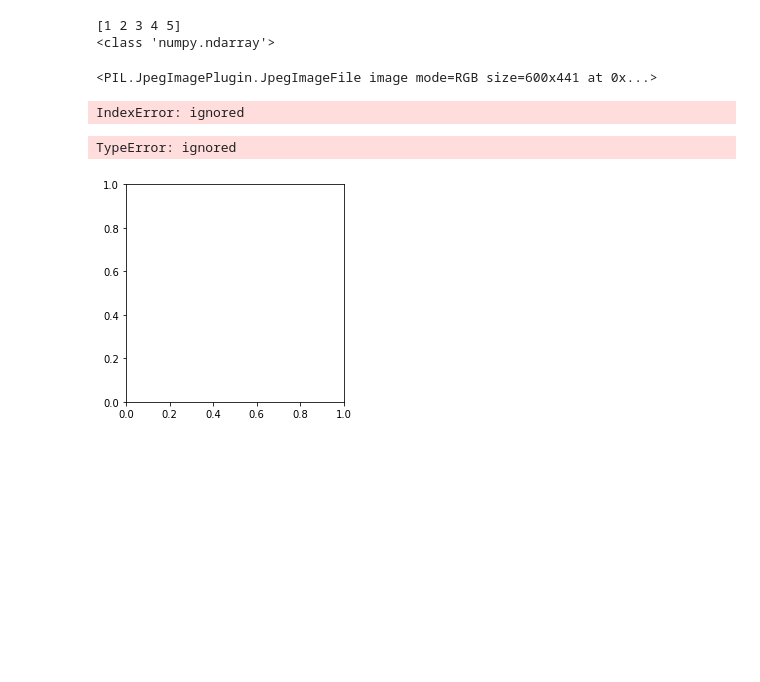
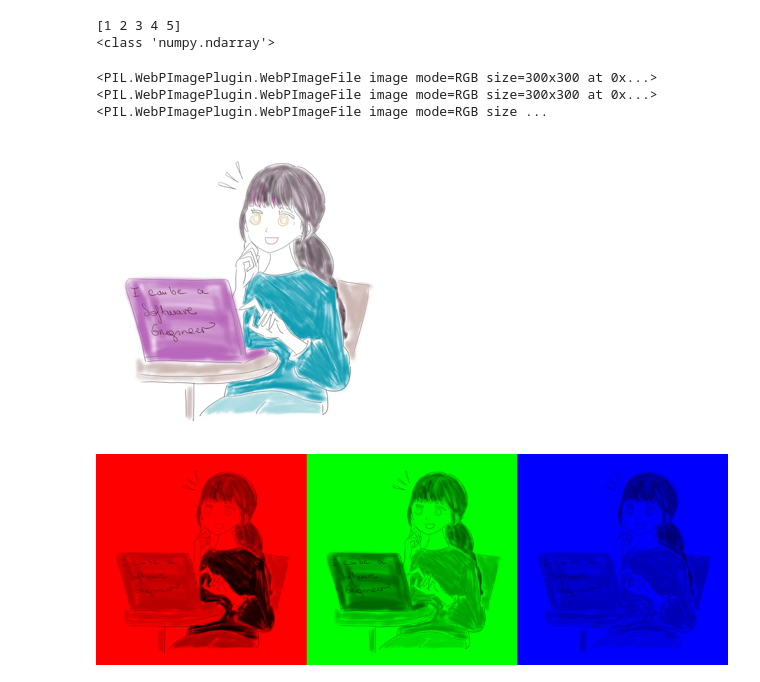
Before and after one commit to teddy-teem/ImageProcessing, a Jupyter notebook: numpyBasic.ipynb, the cells around one changed output. Cells and saved outputs as stored; diff of their text form; code cells hidden in the pictures; blank space fills up the shorter version.

```diff
--- a/numpyBasic.ipynb
+++ b/numpyBasic.ipynb
@@ -15,31 +15,29 @@ print(type(arr))
 # %%
 from PIL import Image
 import numpy as np
 
-image = Image.open('./color.jpg');
-# image.thumbnail ((300, 300))
+image = Image.open('./smile.webp');
+image.save("./smile.jpg")
+image.thumbnail ((300, 300))
 im = np.array(image)
-print(image)
+print(image, image, image)
 im_R = im.copy()
 im_R[:, :, (1, 2)] = 0
 # print(im_R)
 im_G = im.copy()
 im_G[:, :, (0, 2)] = 0
 # print(im_G)
 im_B = im.copy()
 im_B[:, :, (0, 1)] = 0
-for i in im:
-  for j in i:
-    for k in j:
-        im[i][j][k]=250
 
 im_RGB = np.concatenate((im_R, im_G, im_B), axis=1)
 
 pil_img = Image.fromarray(im_RGB)
 display(Image.fromarray(im))
 display(pil_img)
 # %% [output]
-<PIL.JpegImagePlugin.JpegImageFile image mode=RGB size=600x441 at 0x...>
+<PIL.WebPImagePlugin.WebPImageFile image mode=RGB size=300x300 at 0x...> <PIL.WebPImagePlugin.WebPImageFile image mode=RGB size=300x300 at 0x...> <PIL.WebPImagePlugin.WebPImageFile image mode=RGB size ...
-IndexError: ignored
+[figure, added]
+[figure, added]
 # %%
 import matplotlib.pyplot as plt
@@ -47,6 +44 @@ import matplotlib.pyplot as plt
 %matplotlib inline
-# %%
-plt.imshow([[[12],[152]],[[12],[152]]])
-# %% [output]
-TypeError: ignored
-[figure, removed]
```
Also changed, not shown: parts of 5 cells of this notebook.
